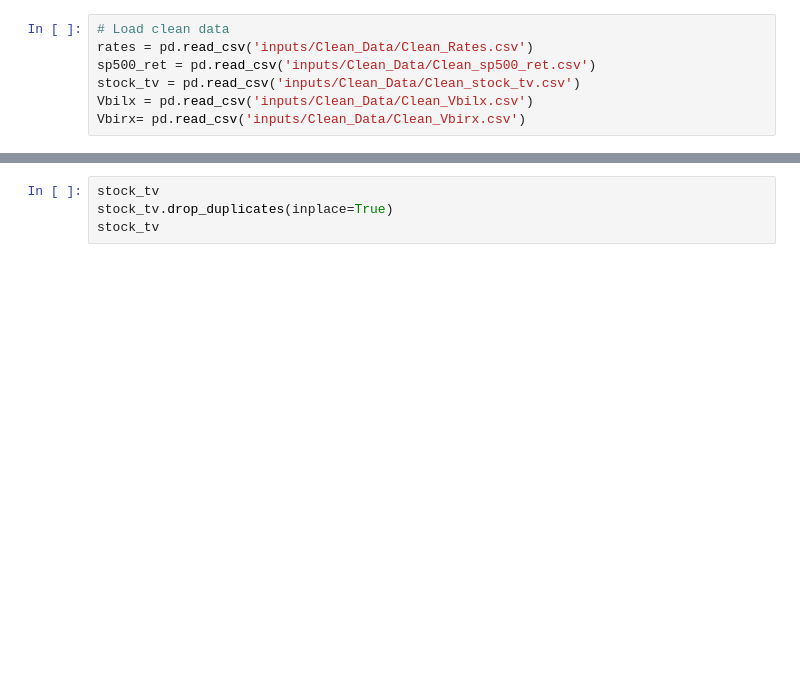
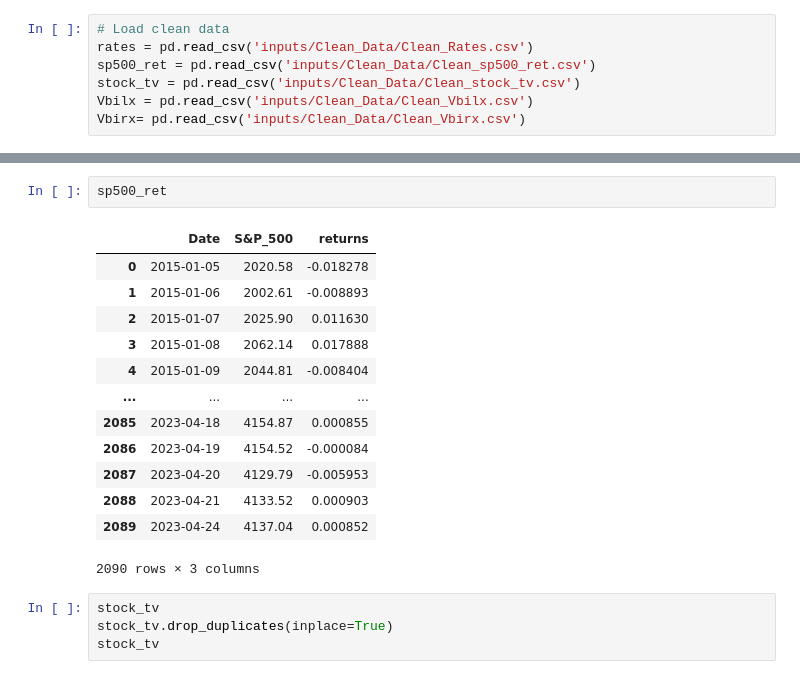
Before and after one commit to mab923/finalteamproject, a Jupyter notebook: FinalProject.ipynb, the cells around one changed output, grey strips where cells are left out. Drawn from its saved outputs; the diff is of its cells as text; blank space fills up the shorter version.

```diff
--- a/FinalProject.ipynb
+++ b/FinalProject.ipynb
@@ -16,3 +50,19 @@ Vbirx= pd.read_csv('inputs/Clean_Data/Clean_Vbirx.csv')
+# %%
+sp500_ret
+# %% [output]
+|  | Date | S&P_500 | returns |
+| 0 | 2015-01-05 | 2020.58 | -0.018278 |
+| 1 | 2015-01-06 | 2002.61 | -0.008893 |
+| 2 | 2015-01-07 | 2025.90 | 0.011630 |
+| 3 | 2015-01-08 | 2062.14 | 0.017888 |
+| 4 | 2015-01-09 | 2044.81 | -0.008404 |
+| ... | ... | ... | ... |
+| 2085 | 2023-04-18 | 4154.87 | 0.000855 |
+| 2086 | 2023-04-19 | 4154.52 | -0.000084 |
+| 2087 | 2023-04-20 | 4129.79 | -0.005953 |
+| 2088 | 2023-04-21 | 4133.52 | 0.000903 |
+| 2089 | 2023-04-24 | 4137.04 | 0.000852 |
+2090 rows × 3 columns
 # %%
 stock_tv
 stock_tv.drop_duplicates(inplace=True)
```
Also changed, not shown: parts of 14 cells of this notebook, 1 other file.
